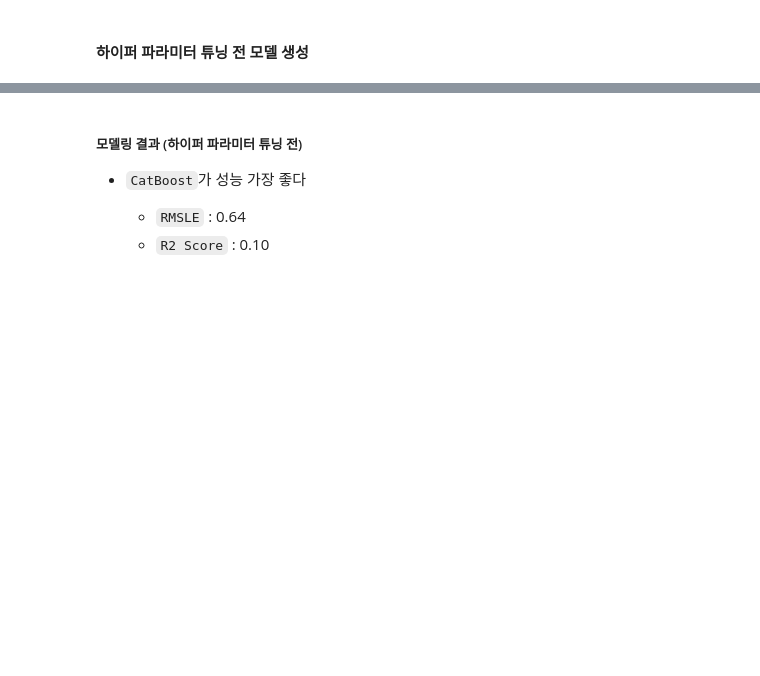
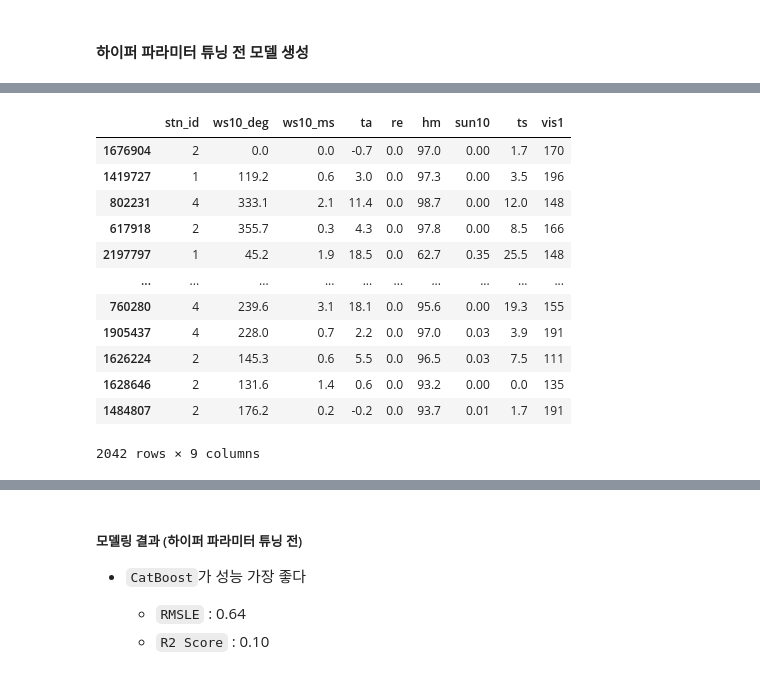
Before and after one commit to benidjor/weather-contest, a Jupyter notebook: modeling_replace_20000_no_tuned_tek.ipynb, the cells around one changed output, grey strips where cells are left out. Saved outputs shown, nothing was run; the diff lists cells and outputs as text; code cells hidden in the pictures; blank space fills up the shorter version.

```diff
--- a/modeling_replace_20000_no_tuned_tek.ipynb
+++ b/modeling_replace_20000_no_tuned_tek.ipynb
@@ -769,0 +774,5 @@ Learning rate set to 0.139579
+# %%
+# stn_id_map을 바탕으로 stn_id 컬럼 mapping
+train_all["stn_id"] = train_all["stn_id"].map(stn_id_map)
+val["stn_id"] = val["stn_id"].map(stn_id_map)
+test_df["stn_id"] = test_df["stn_id"].map(stn_id_map)
@@ -769,0 +1147,16 @@ Learning rate set to 0.139579
+# %%
+val[val["vis1"] <= 200]
+# %% [output]
+|  | stn_id | ws10_deg | ws10_ms | ta | re | hm | sun10 | ts | vis1 |
+| 1676904 | 2 | 0.0 | 0.0 | -0.7 | 0.0 | 97.0 | 0.00 | 1.7 | 170 |
+| 1419727 | 1 | 119.2 | 0.6 | 3.0 | 0.0 | 97.3 | 0.00 | 3.5 | 196 |
+| 802231 | 4 | 333.1 | 2.1 | 11.4 | 0.0 | 98.7 | 0.00 | 12.0 | 148 |
+| 617918 | 2 | 355.7 | 0.3 | 4.3 | 0.0 | 97.8 | 0.00 | 8.5 | 166 |
+| 2197797 | 1 | 45.2 | 1.9 | 18.5 | 0.0 | 62.7 | 0.35 | 25.5 | 148 |
+| ... | ... | ... | ... | ... | ... | ... | ... | ... | ... |
+| 760280 | 4 | 239.6 | 3.1 | 18.1 | 0.0 | 95.6 | 0.00 | 19.3 | 155 |
+| 1905437 | 4 | 228.0 | 0.7 | 2.2 | 0.0 | 97.0 | 0.03 | 3.9 | 191 |
+| 1626224 | 2 | 145.3 | 0.6 | 5.5 | 0.0 | 96.5 | 0.03 | 7.5 | 111 |
+| 1628646 | 2 | 131.6 | 1.4 | 0.6 | 0.0 | 93.2 | 0.00 | 0.0 | 135 |
+| 1484807 | 2 | 176.2 | 0.2 | -0.2 | 0.0 | 93.7 | 0.01 | 1.7 | 191 |
+2042 rows × 9 columns
```
Also changed, not shown: parts of 40 cells of this notebook, 5 other files.
